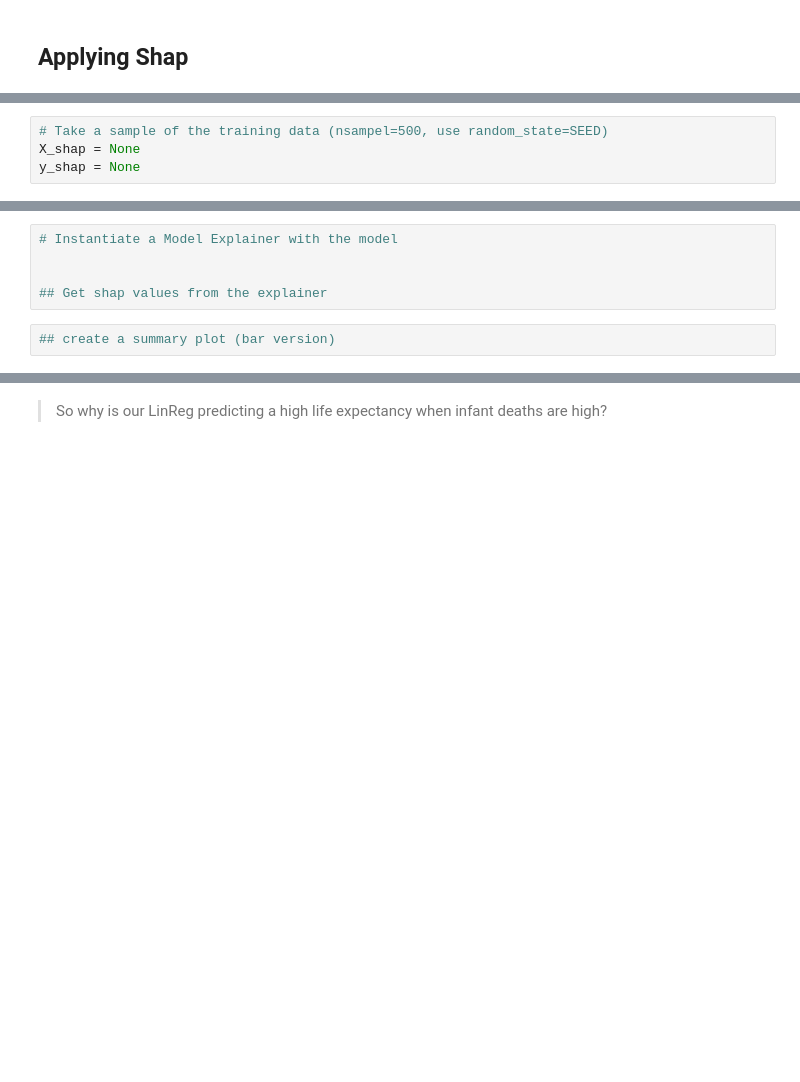
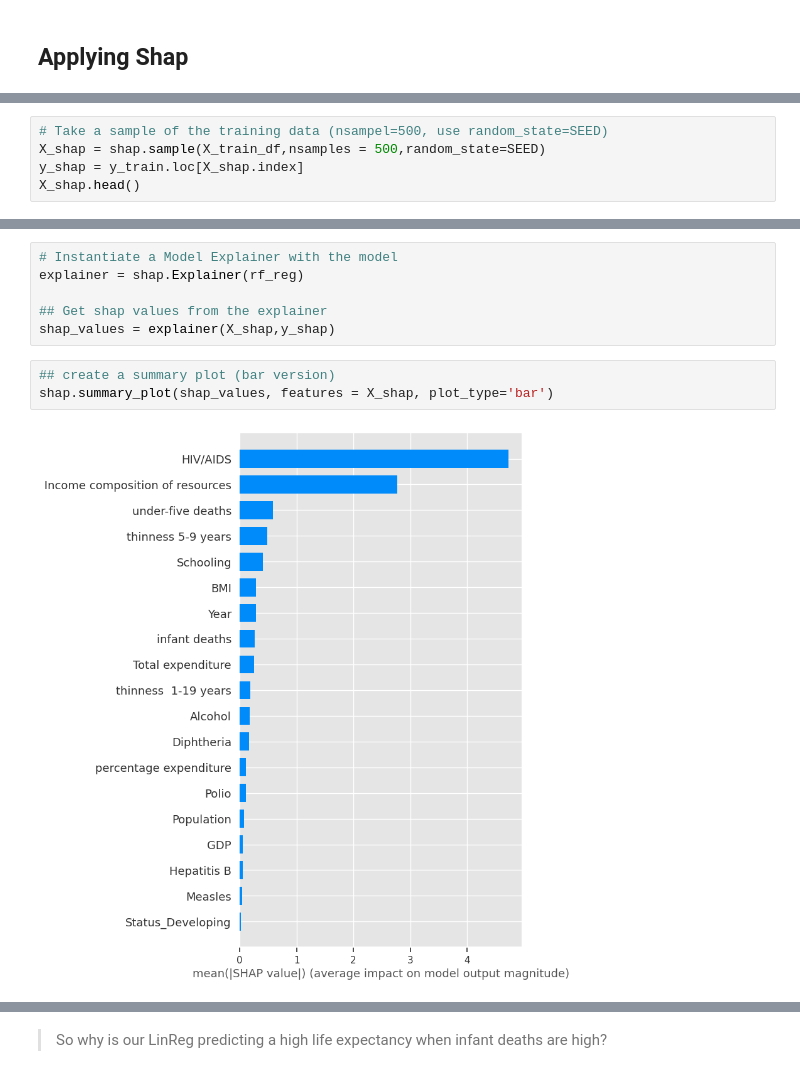
Before and after one commit to patelmedha/data-viz-wk17-codealongs-life-expectancy, a Jupyter notebook: Wk1-L02-CodeAlong-Life Expectancy.ipynb, the cells around one changed output, grey strips where cells are left out. Drawn from its saved outputs; the diff is of its cells as text; blank space fills up the shorter version.

```diff
--- a/Wk1-L02-CodeAlong-Life Expectancy.ipynb
+++ b/Wk1-L02-CodeAlong-Life Expectancy.ipynb
@@ -318,4 +368,5 @@ dict_keys(['importances_mean', 'importances_std', 'importances'])
 # %%
 # Take a sample of the training data (nsampel=500, use random_state=SEED)
-X_shap = None
-y_shap = None
+X_shap = shap.sample(X_train_df,nsamples = 500,random_state=SEED)
+y_shap = y_train.loc[X_shap.index]
+X_shap.head()
@@ -322,9 +380,13 @@ y_shap = None
 # %%
 # Instantiate a Model Explainer with the model
-
+explainer = shap.Explainer(rf_reg)
 
 ## Get shap values from the explainer
+shap_values = explainer(X_shap,y_shap)
 # %%
 ## create a summary plot (bar version)
+shap.summary_plot(shap_values, features = X_shap, plot_type='bar')
+# %% [output]
+[figure, added]
 # %%
 ## create a summary plot (dot/default version)
```
Also changed, not shown: parts of 21 cells of this notebook.
